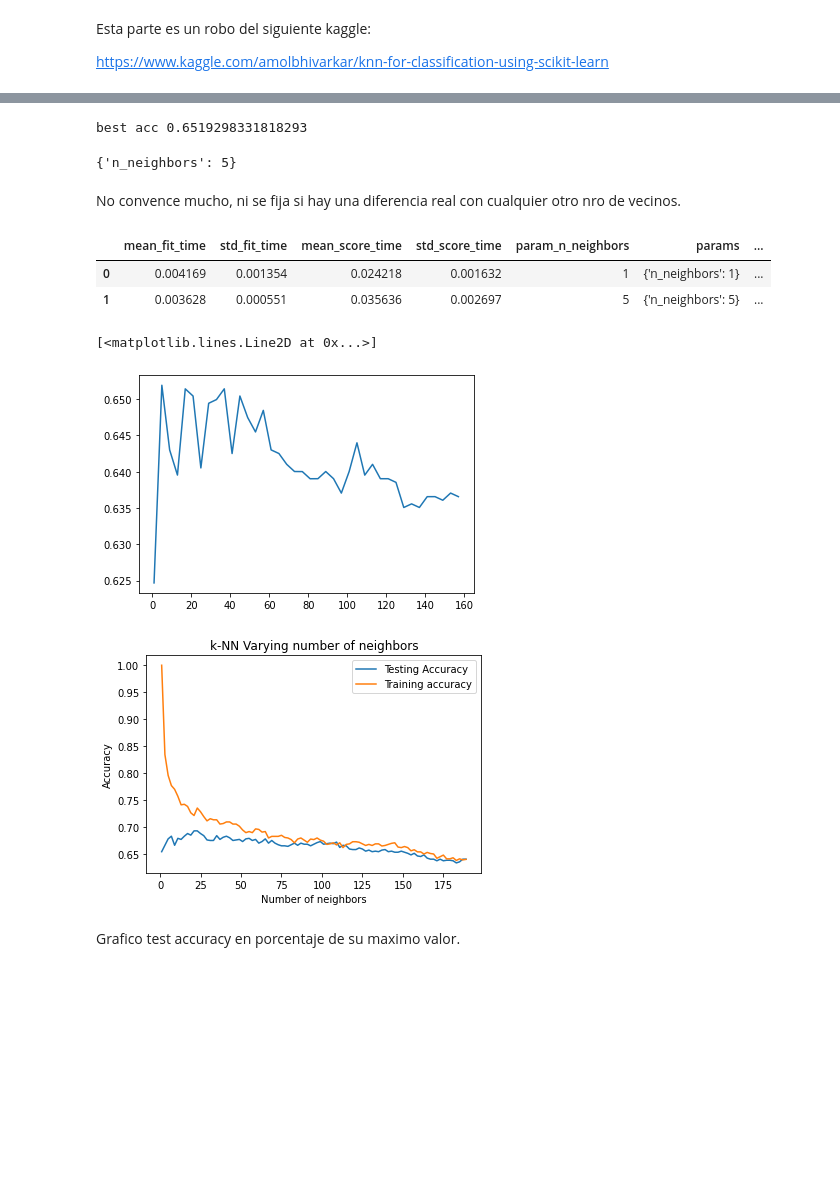
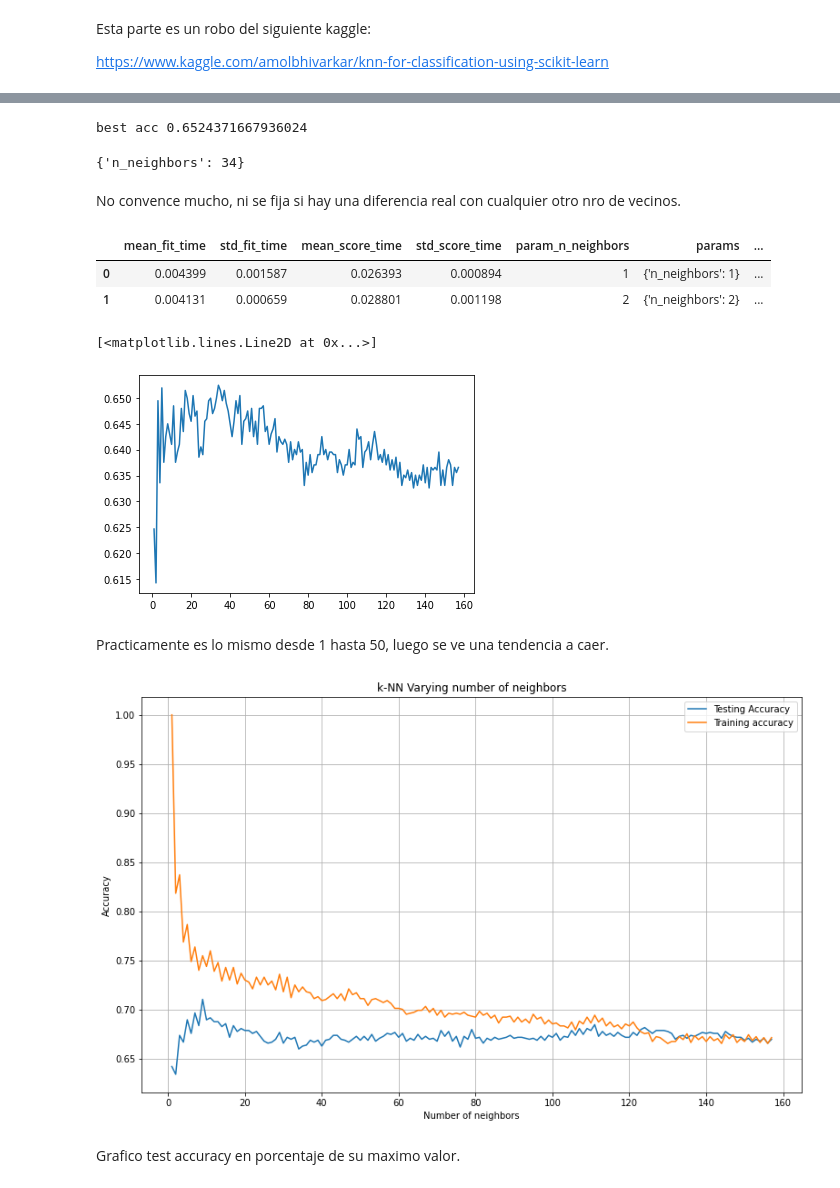
Before and after one commit to hernandezhdd/Machine-Learning-Assignments, a Jupyter notebook: TP3/ML_TP3_3.ipynb, the cells around one changed output, grey strips where cells are left out. Saved outputs shown, nothing was run; the diff lists cells and outputs as text; code cells hidden in the pictures; blank space fills up the shorter version.

```diff
--- a/TP3/ML_TP3_3.ipynb
+++ b/TP3/ML_TP3_3.ipynb
@@ -238,7 +238,7 @@ from sklearn import neighbors, datasets
 #Va a ver cual es el mejor nro de vecinos.
 # Para eso hace un dicc.
 
-param_grid = {'n_neighbors':np.arange(1,np.floor( 5 * np.sqrt(y.shape[0] * data_train_sobre_total) ).astype('int'),4)}
+param_grid = {'n_neighbors':np.arange(1,np.floor( 5 * np.sqrt(y.shape[0] * data_train_sobre_total) ).astype('int'),1)}
 # %%
 knn = KNeighborsClassifier()
 #Aparentemente acá le dice a GridSearch que haga knn,
@@ -269,8 +275,8 @@ print('best acc',knn_cv.best_score_)
 #y ahora con cuantos vecinos se dio
 knn_cv.best_params_
 # %% [output]
-best acc 0.6519298331818293
+best acc 0.6524371667936024
-{'n_neighbors': 5}
+{'n_neighbors': 34}
 # %% [markdown]
 No convence mucho, ni se fija si hay una diferencia real con cualquier otro nro de vecinos.
 # %%
@@ -278,8 +284,8 @@ resultados = pd.DataFrame(knn_cv.cv_results_)
 resultados.head(2)
 # %% [output]
 |  | mean_fit_time | std_fit_time | mean_score_time | std_score_time | param_n_neighbors | params | ... |
-| 0 | 0.004169 | 0.001354 | 0.024218 | 0.001632 | 1 | {'n_neighbors': 1} | ... |
-| 1 | 0.003628 | 0.000551 | 0.035636 | 0.002697 | 5 | {'n_neighbors': 5} | ... |
+| 0 | 0.004399 | 0.001587 | 0.026393 | 0.000894 | 1 | {'n_neighbors': 1} | ... |
+| 1 | 0.004131 | 0.000659 | 0.028801 | 0.001198 | 2 | {'n_neighbors': 2} | ... |
 # %%
 # A ver en porcentajes:
 # plt.plot(resultados.param_n_neighbors, resultados.std_test_score/resultados.std_test_score.max())
@@ -288,13 +294,16 @@ plt.plot(resultados.param_n_neighbors, resultados.mean_test_score)
 # plt.ylim((0,1.1))
 # %% [output]
 [<matplotlib.lines.Line2D at 0x...>]
-[figure, old version]
+[figure, new version]
+# %% [markdown]
+Practicamente es lo mismo desde 1 hasta 50, luego se ve una tendencia
+a caer.
 # %%
 #import KNeighborsClassifier
 from sklearn.neighbors import KNeighborsClassifier
 
 #Setup arrays to store training and test accuracies
-neighbors = np.arange(1,np.floor( 6 * np.sqrt(y.shape[0] * data_train_sobre_total) ).astype('int'),2)
+neighbors = np.arange(1,np.floor( 5 * np.sqrt(y.shape[0] * data_train_sobre_total) ).astype('int'),1)
 train_accuracy =np.empty(len(neighbors))
 test_accuracy = np.empty(len(neighbors))
 
@@ -312,15 +321,18 @@ for i,k in enumerate(neighbors):
     test_accuracy[i] = knn.score(X_test, y_test)
 # %%
 #Generate plot
+plt.figure(figsize=(13,8))
 plt.title('k-NN Varying number of neighbors')
 plt.plot(neighbors, test_accuracy, label='Testing Accuracy')
 plt.plot(neighbors, train_accuracy, label='Training accuracy')
 plt.legend()
+# plt.xlim((0,15))
 plt.xlabel('Number of neighbors')
 plt.ylabel('Accuracy')
+plt.grid()
 plt.show()
 # %% [output]
-[figure, old version]
+[figure, new version]
 # %% [markdown]
 Grafico test accuracy en porcentaje de su maximo valor.
 # %%
```
Also changed, not shown: parts of 16 cells of this notebook.
